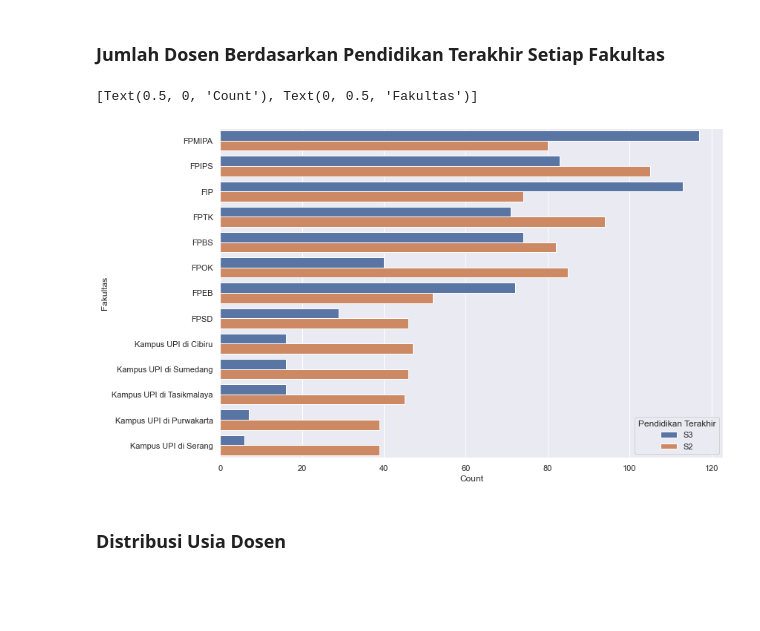
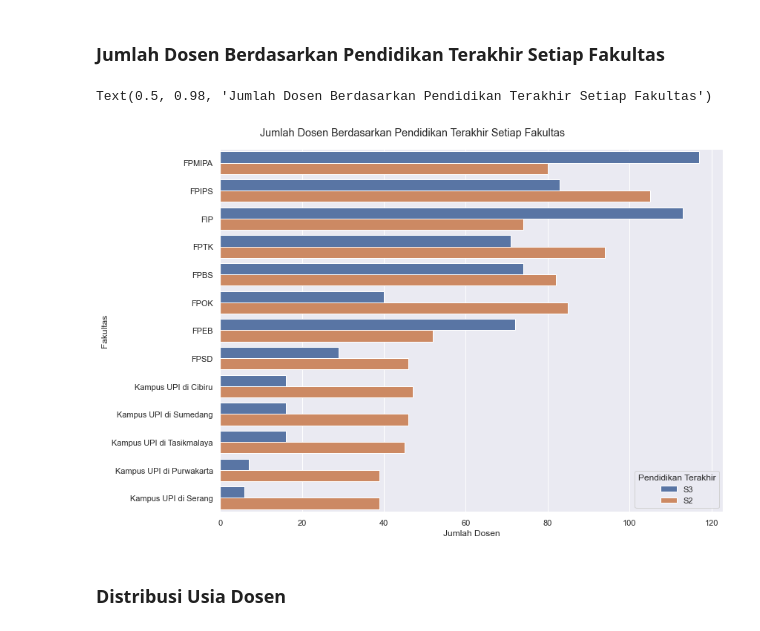
Before and after one commit to crypter7054/EDA-UPI-2022, a Jupyter notebook: EDA UPI Rev.1.ipynb, the cells around one changed output. Saved outputs shown, nothing was run; the diff lists cells and outputs as text; code cells hidden in the pictures; blank space fills up the shorter version.

```diff
--- a/EDA UPI Rev.1.ipynb
+++ b/EDA UPI Rev.1.ipynb
@@ -318,0 +43,3 @@ memory usage: 388.1+ KB
+# %%
+df = pd.read_csv("C:\\Users\\LENOVO\\Scraper-SINTA-UPI-2022\\EDA-UPI-2022\\data\\dosen_praproses.csv", encoding='utf-8')
+df.head(1550)
@@ -334,7 +151,8 @@ g = sns.countplot(x="Pendidikan Terakhir", data = df, order = df['Pendidikan Ter
 ### Jumlah Dosen Setiap Fakultas
 # %%
 plt.figure(figsize=(12, 6))
-plt.rcParams["figure.autolayout"] = True
 
 g = sns.countplot(y="Fakultas", data=df, order = df['Fakultas'].value_counts().index, palette="deep")
+g.set(xlabel='Jumlah Dosen')
+plt.suptitle("Jumlah Dosen Setiap Fakultas" , fontsize = 'large', fontweight = 'regular')
 # %% [output]
@@ -342,9 +161,9 @@ g = sns.countplot(y="Fakultas", data=df, order = df['Fakultas'].value_counts().i
 # %% [markdown]
 ### Jumlah Dosen Berdasarkan Jenis Kelamin Setiap Fakultas
 # %%
-plt.figure(figsize=(12, 7))
-plt.rcParams["figure.autolayout"] = True
+plt.figure(figsize=(12, 8))
 
 g = sns.countplot(y="Fakultas", hue="Jenis Kelamin", data=df, order=df['Fakultas'].value_counts().index, palette="deep")
-g.set(xlabel='Count', ylabel='Fakultas')
+g.set(xlabel='Jumlah Dosen', ylabel='Fakultas')
+plt.suptitle("Jumlah Dosen Berdasarkan Jenis Kelamin Setiap Fakultas" , fontsize = 'large', fontweight = 'regular')
 # %% [output]
@@ -353,14 +172,14 @@ g.set(xlabel='Count', ylabel='Fakultas')
 # %% [markdown]
 ### Jumlah Dosen Berdasarkan Pendidikan Terakhir Setiap Fakultas
 # %%
-plt.figure(figsize=(12, 7))
-plt.rcParams["figure.autolayout"] = True
+plt.figure(figsize=(12, 8))
 
 g = sns.countplot(y="Fakultas", hue="Pendidikan Terakhir", data=df, order=df['Fakultas'].value_counts().index, palette="deep")
-g.set(xlabel='Count', ylabel='Fakultas')
+g.set(xlabel='Jumlah Dosen', ylabel='Fakultas')
+plt.suptitle("Jumlah Dosen Berdasarkan Pendidikan Terakhir Setiap Fakultas" , fontsize = 'large', fontweight = 'regular')
 # %% [output]
-[Text(0.5, 0, 'Count'), Text(0, 0.5, 'Fakultas')]
+Text(0.5, 0.98, 'Jumlah Dosen Berdasarkan Pendidikan Terakhir Setiap Fakultas')
-[figure, old version]
+[figure, new version]
 # %% [markdown]
 ### Distribusi Usia Dosen
 # %%
```
Also changed, not shown: parts of 65 cells of this notebook, 3 other files.
